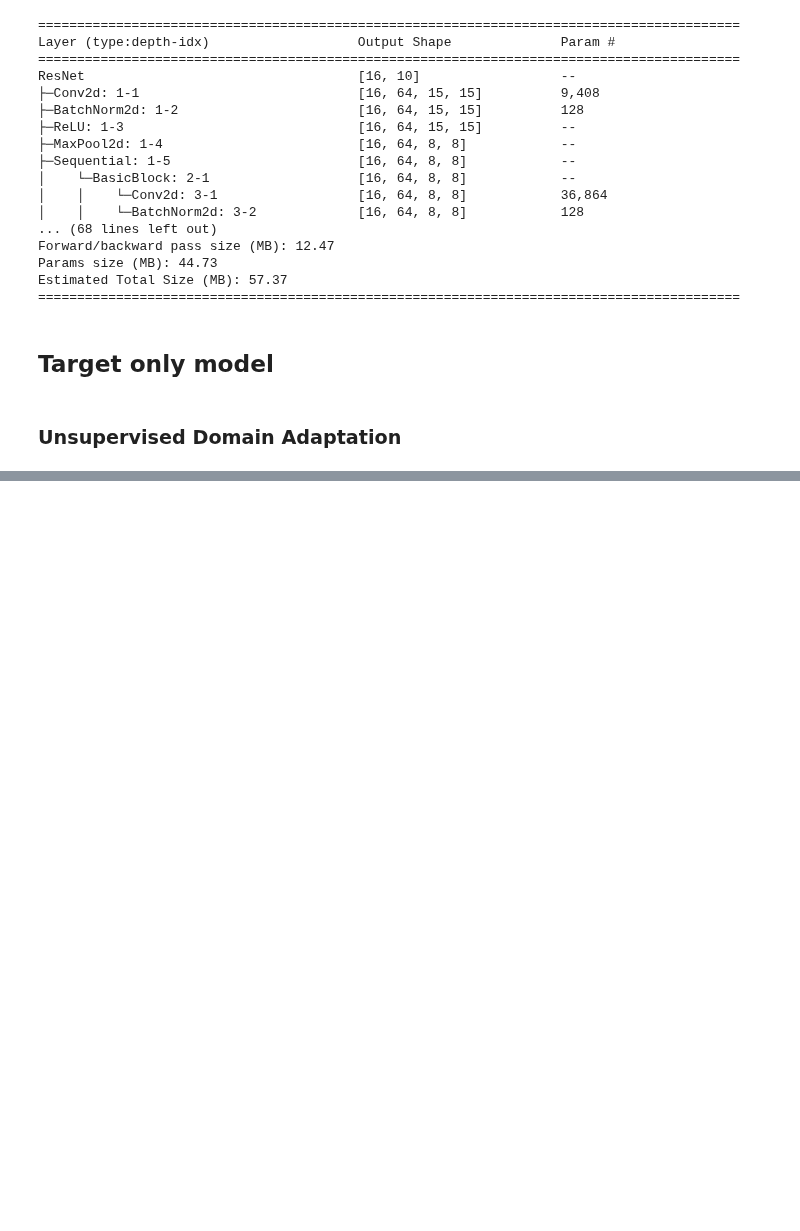
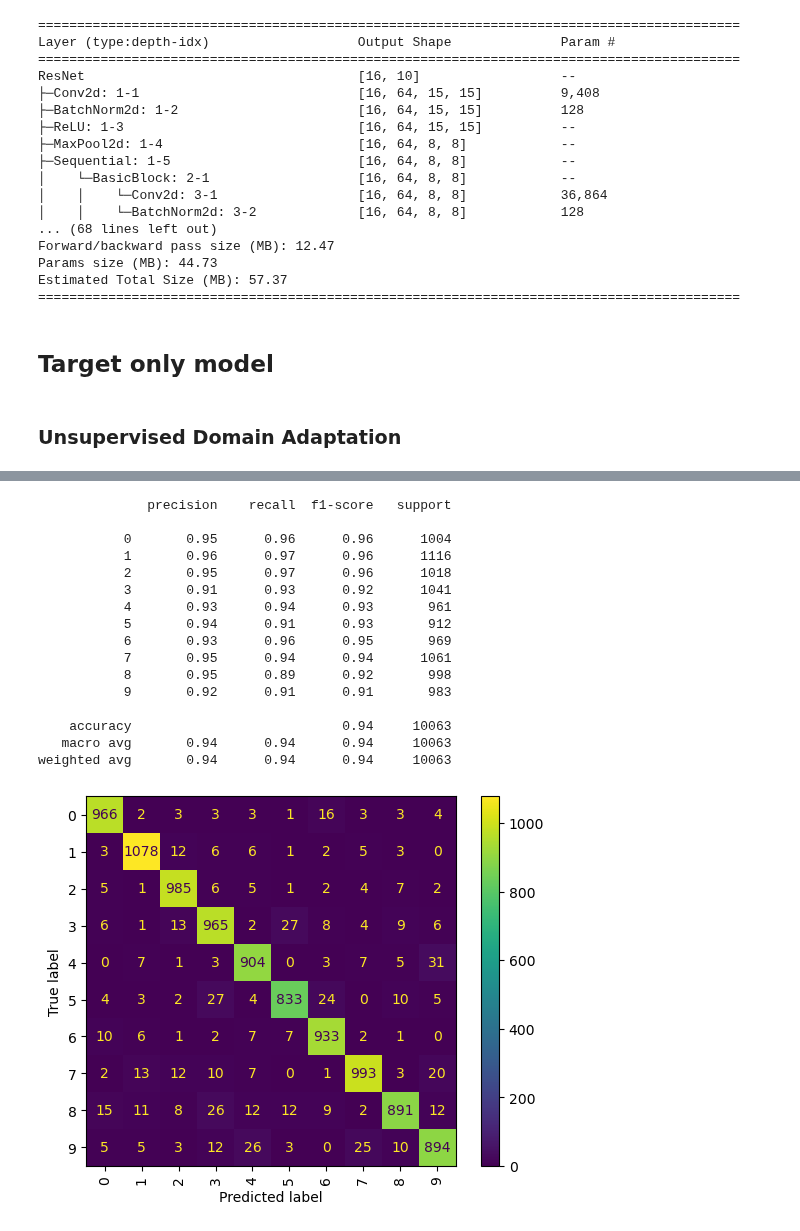
Before and after one commit to dimits-ts/deep_vision_domain_adaptation, a Jupyter notebook: domain_adaptation.ipynb, the cells around one changed output, grey strips where cells are left out. Drawn from its saved outputs; the diff is of its cells as text; code cells hidden in the pictures; blank space fills up the shorter version.

```diff
--- a/domain_adaptation.ipynb
+++ b/domain_adaptation.ipynb
@@ -781,0 +861,20 @@ weighted avg       0.60      0.38      0.36     10063
+# %%
+tasks.results.classification_results(model, ad_target_test_loader, class_names, device)
+# %% [output]
+              precision    recall  f1-score   support
+
+           0       0.95      0.96      0.96      1004
+           1       0.96      0.97      0.96      1116
+           2       0.95      0.97      0.96      1018
+           3       0.91      0.93      0.92      1041
+           4       0.93      0.94      0.93       961
+           5       0.94      0.91      0.93       912
+           6       0.93      0.96      0.95       969
+           7       0.95      0.94      0.94      1061
+           8       0.95      0.89      0.92       998
+           9       0.92      0.91      0.91       983
+
+    accuracy                           0.94     10063
+   macro avg       0.94      0.94      0.94     10063
+weighted avg       0.94      0.94      0.94     10063
+[figure, added]
```
Also changed, not shown: parts of 16 cells of this notebook, 6 other files.
